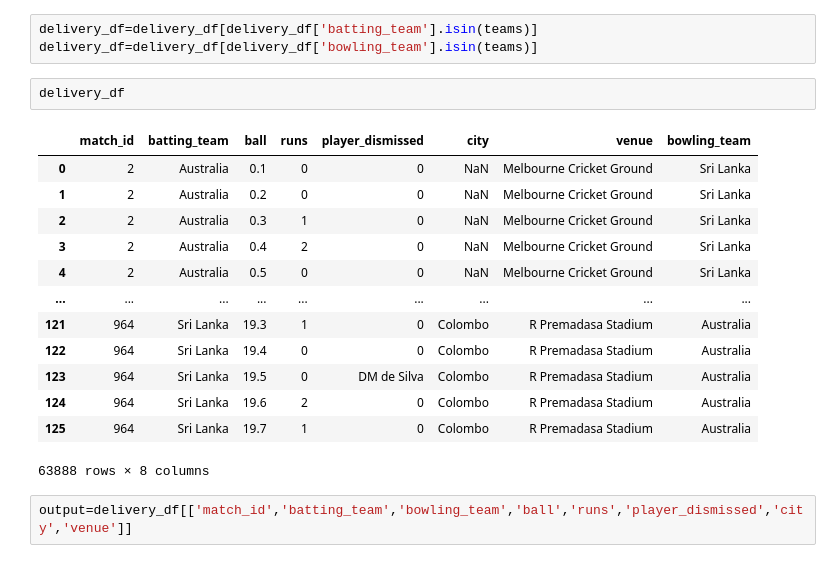
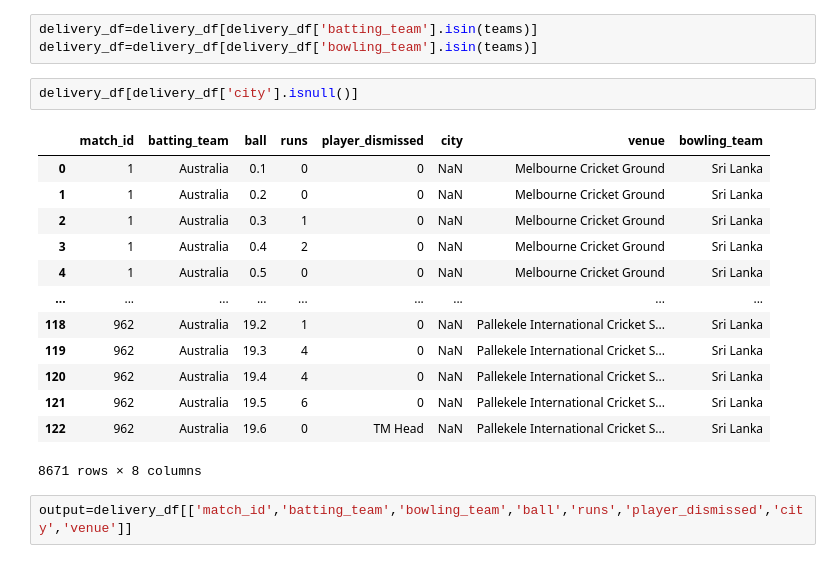
Before and after one commit to sourav0110/T20-score-predictor, a Jupyter notebook: T20 score prediction.ipynb, the cells around one changed output. Saved outputs shown, nothing was run; the diff lists cells and outputs as text.

```diff
--- a/T20 score prediction.ipynb
+++ b/T20 score prediction.ipynb
@@ -285,22 +271,22 @@ teams = [
 # %%
 delivery_df=delivery_df[delivery_df['batting_team'].isin(teams)]
 delivery_df=delivery_df[delivery_df['bowling_team'].isin(teams)]
-# %%
-delivery_df
-# %% [output]
-|  | match_id | batting_team | ball | runs | player_dismissed | city | venue | bowling_team |
-| 0 | 2 | Australia | 0.1 | 0 | 0 | NaN | Melbourne Cricket Ground | Sri Lanka |
-| 1 | 2 | Australia | 0.2 | 0 | 0 | NaN | Melbourne Cricket Ground | Sri Lanka |
-| 2 | 2 | Australia | 0.3 | 1 | 0 | NaN | Melbourne Cricket Ground | Sri Lanka |
-| 3 | 2 | Australia | 0.4 | 2 | 0 | NaN | Melbourne Cricket Ground | Sri Lanka |
-| 4 | 2 | Australia | 0.5 | 0 | 0 | NaN | Melbourne Cricket Ground | Sri Lanka |
-| ... | ... | ... | ... | ... | ... | ... | ... | ... |
-| 121 | 964 | Sri Lanka | 19.3 | 1 | 0 | Colombo | R Premadasa Stadium | Australia |
-| 122 | 964 | Sri Lanka | 19.4 | 0 | 0 | Colombo | R Premadasa Stadium | Australia |
-| 123 | 964 | Sri Lanka | 19.5 | 0 | DM de Silva | Colombo | R Premadasa Stadium | Australia |
-| 124 | 964 | Sri Lanka | 19.6 | 2 | 0 | Colombo | R Premadasa Stadium | Australia |
-| 125 | 964 | Sri Lanka | 19.7 | 1 | 0 | Colombo | R Premadasa Stadium | Australia |
-63888 rows × 8 columns
+# %%
+delivery_df[delivery_df['city'].isnull()]
+# %% [output]
+|  | match_id | batting_team | ball | runs | player_dismissed | city | venue | bowling_team |
+| 0 | 1 | Australia | 0.1 | 0 | 0 | NaN | Melbourne Cricket Ground | Sri Lanka |
+| 1 | 1 | Australia | 0.2 | 0 | 0 | NaN | Melbourne Cricket Ground | Sri Lanka |
+| 2 | 1 | Australia | 0.3 | 1 | 0 | NaN | Melbourne Cricket Ground | Sri Lanka |
+| 3 | 1 | Australia | 0.4 | 2 | 0 | NaN | Melbourne Cricket Ground | Sri Lanka |
+| 4 | 1 | Australia | 0.5 | 0 | 0 | NaN | Melbourne Cricket Ground | Sri Lanka |
+| ... | ... | ... | ... | ... | ... | ... | ... | ... |
+| 118 | 962 | Australia | 19.2 | 1 | 0 | NaN | Pallekele International Cricket S... | Sri Lanka |
+| 119 | 962 | Australia | 19.3 | 4 | 0 | NaN | Pallekele International Cricket S... | Sri Lanka |
+| 120 | 962 | Australia | 19.4 | 4 | 0 | NaN | Pallekele International Cricket S... | Sri Lanka |
+| 121 | 962 | Australia | 19.5 | 6 | 0 | NaN | Pallekele International Cricket S... | Sri Lanka |
+| 122 | 962 | Australia | 19.6 | 0 | TM Head | NaN | Pallekele International Cricket S... | Sri Lanka |
+8671 rows × 8 columns
 # %%
 output=delivery_df[['match_id','batting_team','bowling_team','ball','runs','player_dismissed','city','venue']]
 # %%
```
Also changed, not shown: parts of 26 cells of this notebook.
